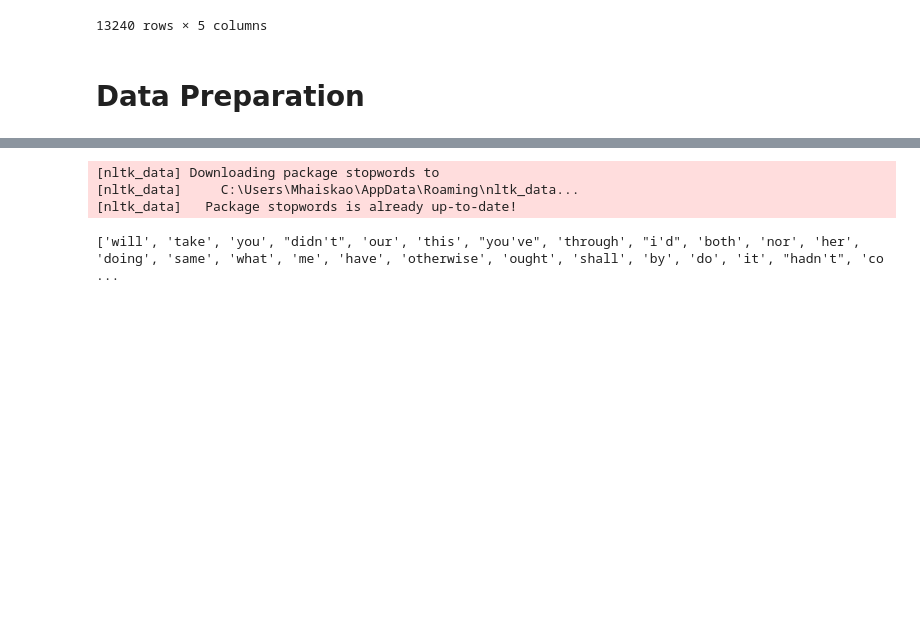
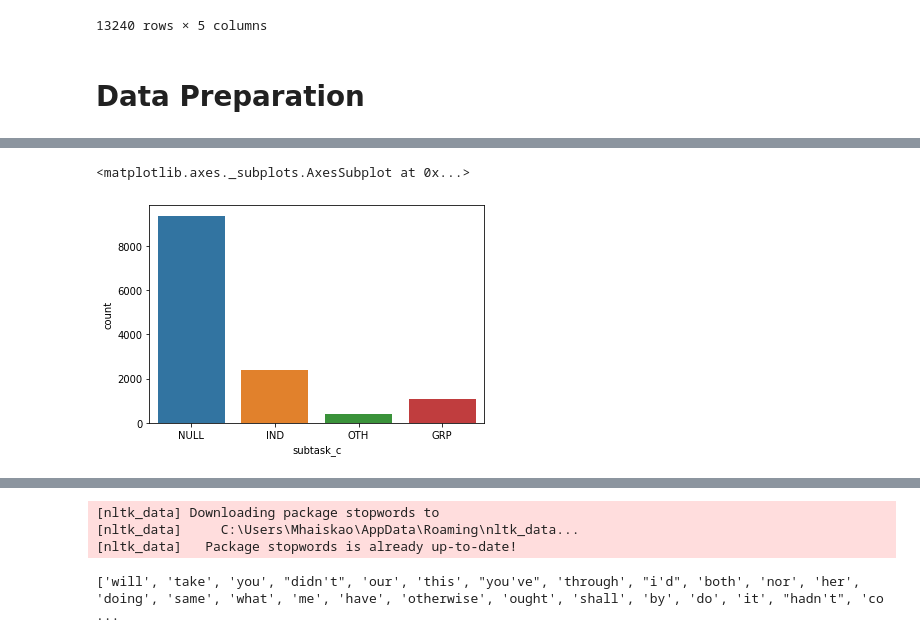
Before and after one commit to mhaiskarshridhar/OffensEval-2019, a Jupyter notebook: SemEvaluation.ipynb, the cells around one changed output, grey strips where cells are left out. Saved outputs shown, nothing was run; the diff lists cells and outputs as text; code cells hidden in the pictures; blank space fills up the shorter version.

```diff
--- a/SemEvaluation.ipynb
+++ b/SemEvaluation.ipynb
@@ -111,3 +130,9 @@ See the caveats in the documentation: http://pandas.pydata.org/pandas-docs/stabl
+# %%
+df['subtask_c'].value_counts(normalize=True)*100
+sns.countplot(x="subtask_c", data=df)
+# %% [output]
+<matplotlib.axes._subplots.AxesSubplot at 0x...>
+[figure, added]
 # %%
 df
 # %% [output]
```
Also changed, not shown: parts of 6 cells of this notebook.
